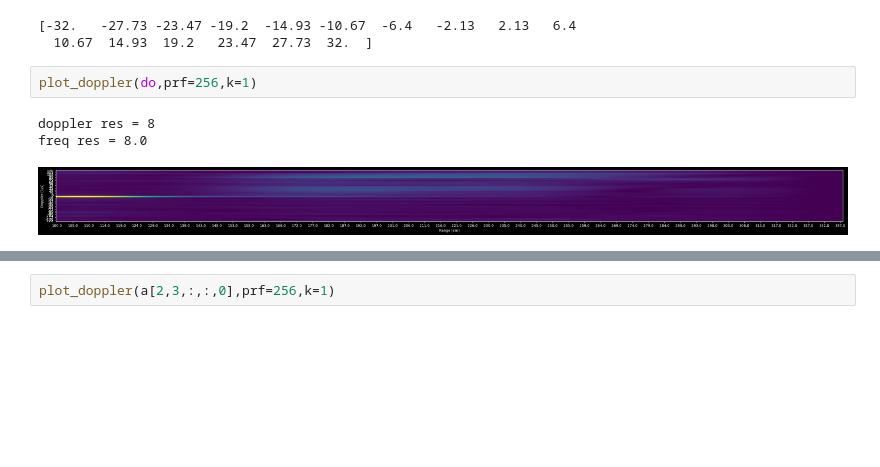
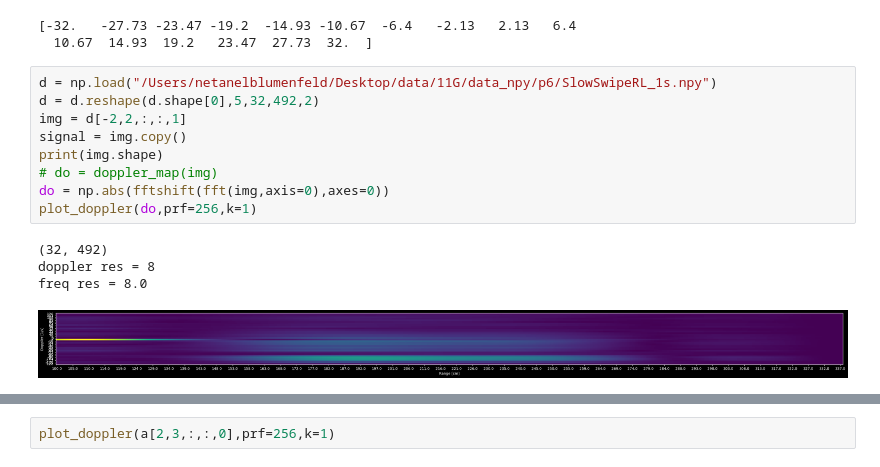
Before and after one commit to NetanelBlumenfeld/Radar, a Jupyter notebook: src/python/main_note_book.ipynb, the cells around one changed output, grey strips where cells are left out. Saved outputs shown, nothing was run; the diff lists cells and outputs as text; blank space fills up the shorter version.

```diff
--- a/src/python/main_note_book.ipynb
+++ b/src/python/main_note_book.ipynb
@@ -403,9 +425,17 @@ print(new_doppler_axis)
 # %% [output]
 [-32.   -27.73 -23.47 -19.2  -14.93 -10.67  -6.4   -2.13   2.13   6.4
   10.67  14.93  19.2   23.47  27.73  32.  ]
-# %%
-plot_doppler(do,prf=256,k=1)
-# %% [output]
-doppler res = 8
-freq res = 8.0
-[figure, removed]
+# %%
+d = np.load("/Users/netanelblumenfeld/Desktop/data/11G/data_npy/p6/SlowSwipeRL_1s.npy")
+d = d.reshape(d.shape[0],5,32,492,2)
+img = d[-2,2,:,:,1]
+signal = img.copy()
+print(img.shape)
+# do = doppler_map(img)
+do = np.abs(fftshift(fft(img,axis=0),axes=0))
+plot_doppler(do,prf=256,k=1)
+# %% [output]
+(32, 492)
+doppler res = 8
+freq res = 8.0
+[figure, added]
```
Also changed, not shown: parts of 9 cells of this notebook, 4 other files.
